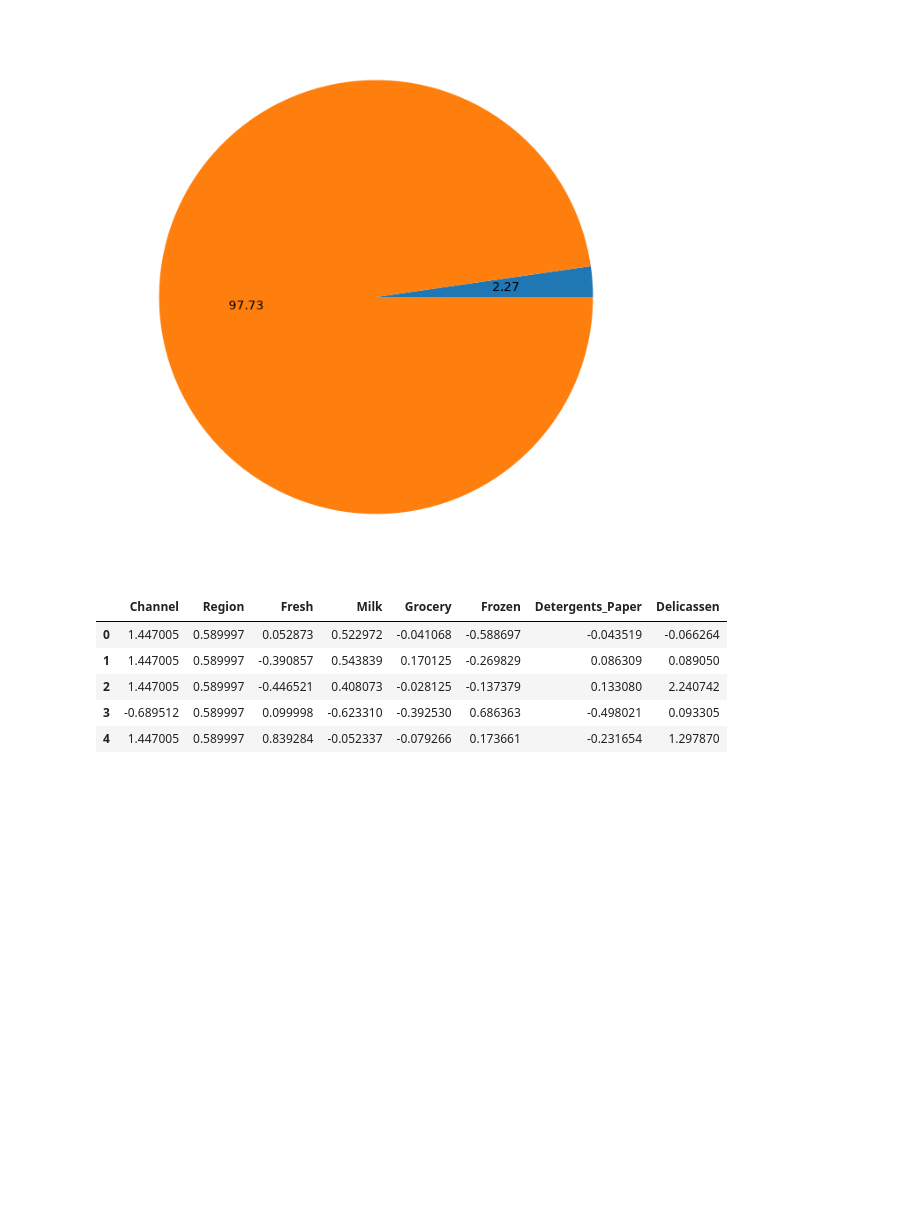
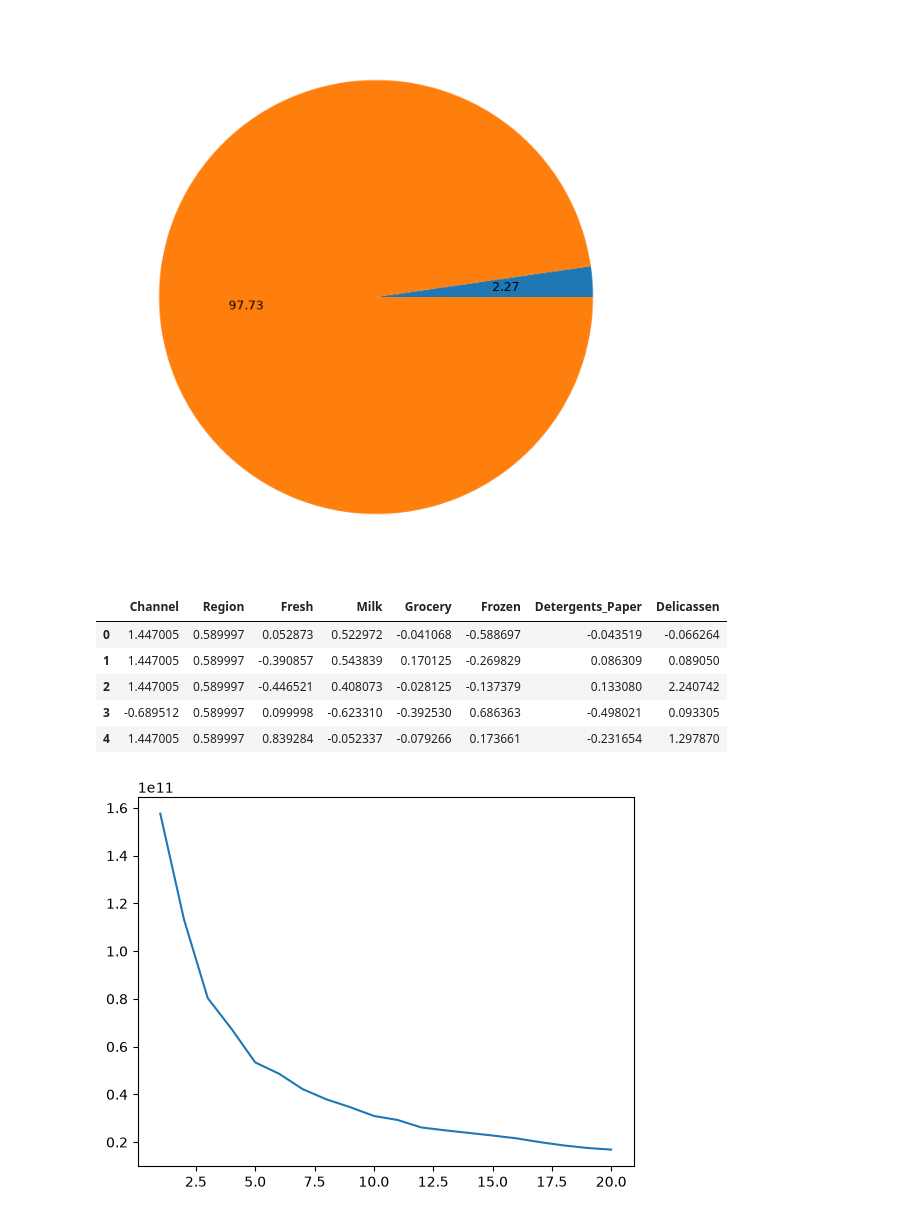
Before and after one commit to diadonquixote/ML-SciKit, a Jupyter notebook: activity 2.01.1.ipynb, the cells around one changed output. Cells and saved outputs as stored; diff of their text form; code cells hidden in the pictures; blank space fills up the shorter version.

Commit message:
k-mean clustering

```diff
--- a/activity 2.01.1.ipynb
+++ b/activity 2.01.1.ipynb
@@ -56,0 +59,2 @@ data_standardized.head()
+# %%
+data = pd.read_csv("circles.csv")
@@ -56,0 +63,17 @@ data_standardized.head()
+# %%
+est_kmeans = KMeans(n_clusters=5, random_state=0)
+est_kmeans.fit(data)
+pred_kmeans = est_kmeans.predict(data)
+# %%
+ideal_k = []
+for i in range(1,21):
+    est_kmeans = KMeans(n_clusters=i, random_state=0)
+    est_kmeans.fit(data)
+    ideal_k.append([i,est_kmeans.inertia_])
+# %%
+ideal_k = np.array(ideal_k)
+# %%
+plt.plot(ideal_k[:,0],ideal_k[:,1])
+plt.show()
+# %% [output]
+[figure, added]
```
Also changed, not shown: parts of 4 cells of this notebook.
